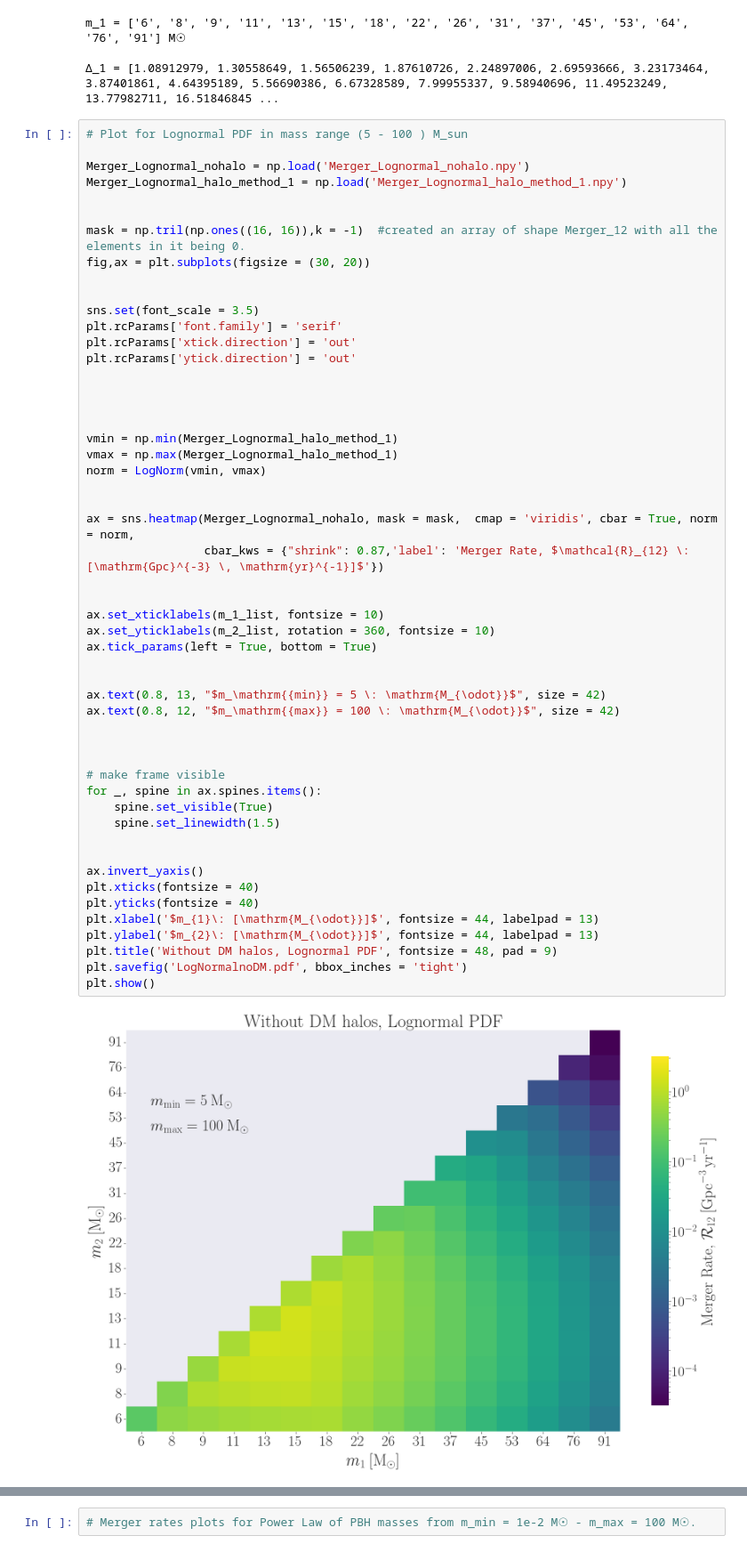
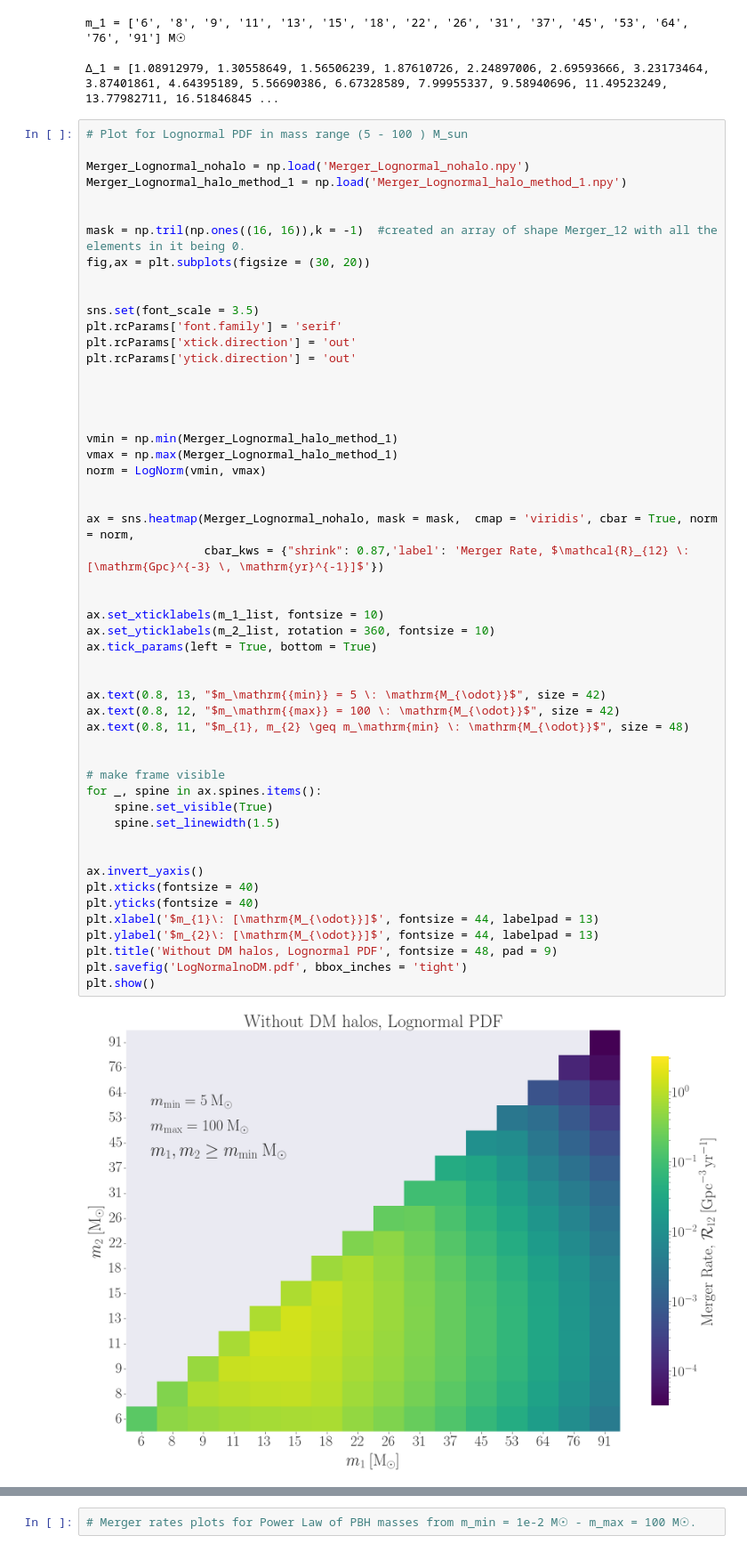
Before and after one commit to pratibhajangra591/Ifca-github, a Jupyter notebook: Merger_method1.ipynb, the cells around one changed output, grey strips where cells are left out. Shown at 89% size. Drawn from its saved outputs; the diff is of its cells as text.

```diff
--- a/Merger_method1.ipynb
+++ b/Merger_method1.ipynb
@@ -692,35 +692,35 @@ norm = LogNorm(vmin, vmax)
 
 
 ax = sns.heatmap(Merger_Lognormal_nohalo, mask = mask,  cmap = 'viridis', cbar = True, norm = norm,
                  cbar_kws = {"shrink": 0.87,'label': 'Merger Rate, $\mathcal{R}_{12} \: [\mathrm{Gpc}^{-3} \, \mathrm{yr}^{-1}]$'})
 
 
 ax.set_xticklabels(m_1_list, fontsize = 10)
 ax.set_yticklabels(m_2_list, rotation = 360, fontsize = 10)
 ax.tick_params(left = True, bottom = True)
 
 
 ax.text(0.8, 13, "$m_\mathrm{{min}} = 5 \: \mathrm{M_{\odot}}$", size = 42)
 ax.text(0.8, 12, "$m_\mathrm{{max}} = 100 \: \mathrm{M_{\odot}}$", size = 42)
-
+ax.text(0.8, 11, "$m_{1}, m_{2} \geq m_\mathrm{min} \: \mathrm{M_{\odot}}$", size = 48)
 
 
 # make frame visible
 for _, spine in ax.spines.items():
     spine.set_visible(True)
     spine.set_linewidth(1.5)
 
 
 ax.invert_yaxis()
 plt.xticks(fontsize = 40)
 plt.yticks(fontsize = 40)
 plt.xlabel('$m_{1}\: [\mathrm{M_{\odot}}]$', fontsize = 44, labelpad = 13)
 plt.ylabel('$m_{2}\: [\mathrm{M_{\odot}}]$', fontsize = 44, labelpad = 13)
 plt.title('Without DM halos, Lognormal PDF', fontsize = 48, pad = 9)
 plt.savefig('LogNormalnoDM.pdf', bbox_inches = 'tight')
 plt.show()
 # %% [output]
-[figure, old version]
+[figure, new version]
 # %%
 # Plot for Lognormal PDF in mass range (5 - 100 ) M_sun
 
```
Also changed, not shown: parts of 10 cells of this notebook.
